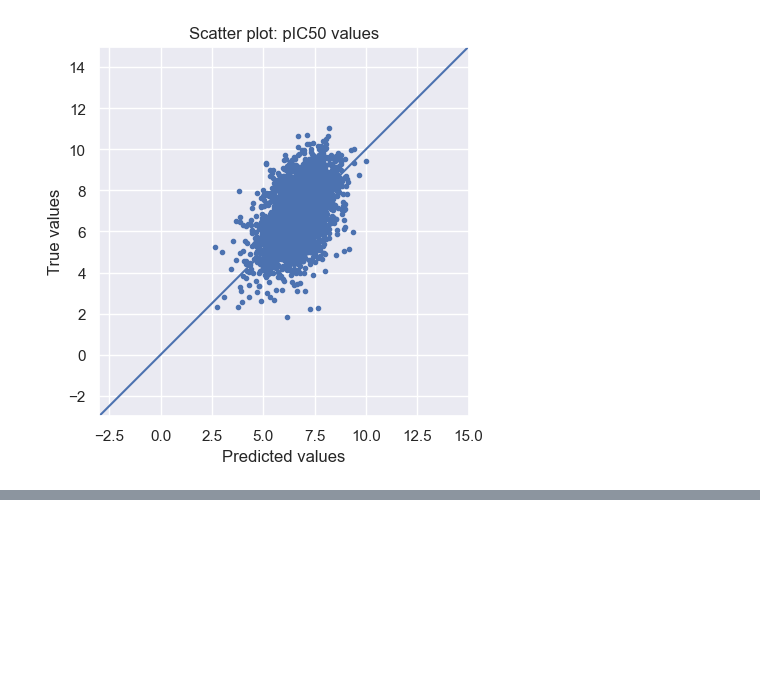
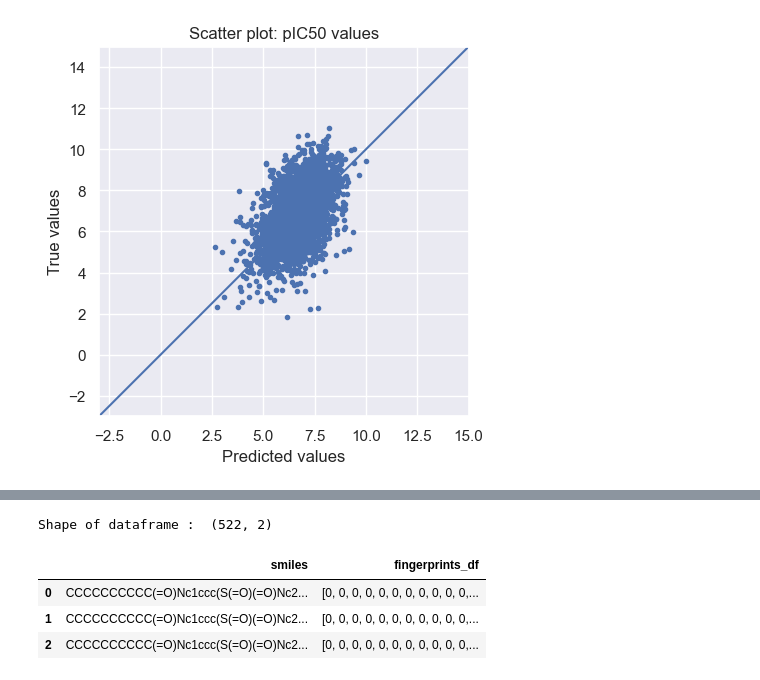
Before and after one commit to gutheb/datascience_open, a Jupyter notebook: mainnotebook.ipynb, the cells around one changed output, grey strips where cells are left out. Saved outputs shown, nothing was run; the diff lists cells and outputs as text; code cells hidden in the pictures; blank space fills up the shorter version.

```diff
--- a/mainnotebook.ipynb
+++ b/mainnotebook.ipynb
@@ -321,0 +331,14 @@ KeyError: "None of [Index(['smiles'], dtype='str')] are in the [columns]"
+# %%
+# Convert SMILES strings to MACCS fingerprints
+external_data["fingerprints_df"] = external_data["smiles"].apply(smiles_to_fp)
+
+# Look at head
+print("Shape of dataframe : ", external_data.shape)
+external_data.head(3)
+# NBVAL_CHECK_OUTPUT
+# %% [output]
+Shape of dataframe :  (522, 2)
+|  | smiles | fingerprints_df |
+| 0 | CCCCCCCCCC(=O)Nc1ccc(S(=O)(=O)Nc2... | [0, 0, 0, 0, 0, 0, 0, 0, 0, 0, 0,... |
+| 1 | CCCCCCCCCC(=O)Nc1ccc(S(=O)(=O)Nc2... | [0, 0, 0, 0, 0, 0, 0, 0, 0, 0, 0,... |
+| 2 | CCCCCCCCCC(=O)Nc1ccc(S(=O)(=O)Nc2... | [0, 0, 0, 0, 0, 0, 0, 0, 0, 0, 0,... |
```
Also changed, not shown: parts of 7 cells of this notebook, 3 other files.
